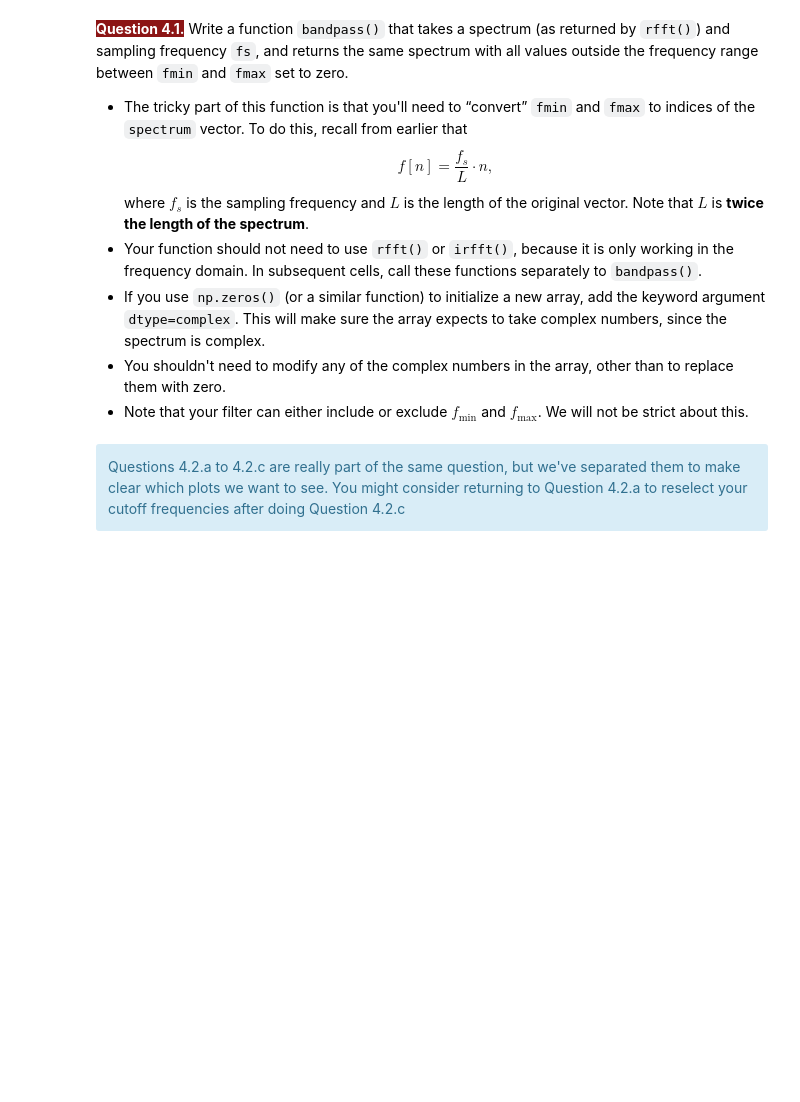
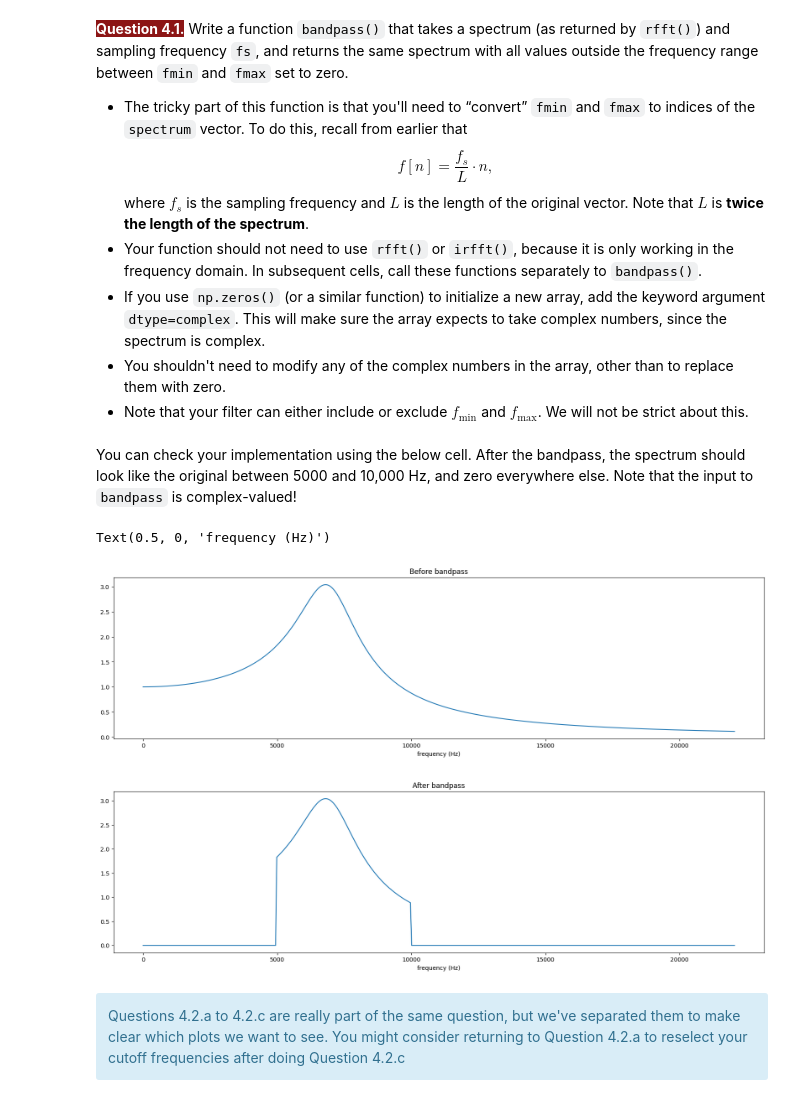
Before and after one commit to Kizjkre/engr76-2b-rewrite, a Jupyter notebook: project2b-solution.ipynb, the cells around one changed output. Saved outputs shown, nothing was run; the diff lists cells and outputs as text; code cells hidden in the pictures; blank space fills up the shorter version.

Commit message:
Add test for bandpass.

```diff
--- a/project2b-solution.ipynb
+++ b/project2b-solution.ipynb
@@ -529,6 +529,27 @@ def bandpass(spectrum, fs, fmin, fmax):
     imax = int(fmax * L / fs)
     filtered[imin:imax] = spectrum[imin:imax]
     return filtered
+# %% [markdown]
+You can check your implementation using the below cell.
+After the bandpass, the spectrum should look like the original between 5000 and 10,000 Hz, and zero everywhere else.
+Note that the input to `bandpass` is complex-valued!
+# %%
+# Just run this cell and look at the plots
+test_freqs = rfftfreq(1000, 1 / fs)
+test_og_fft = 7000**2/(-test_freqs**2 + 7000j*test_freqs/3 + 7000**2)
+test_bandpass_fft = bandpass(test_og_fft, fs, 5000, 10000)
+fig0 = plt.figure()
+plt.plot(test_freqs, np.abs(test_og_fft))
+plt.xlabel('frequency (Hz)')
+plt.title("Before bandpass")
+fig1 = plt.figure()
+plt.plot(test_freqs, np.abs(test_bandpass_fft))
+plt.title("After bandpass")
+plt.xlabel('frequency (Hz)')
+# %% [output]
+Text(0.5, 0, 'frequency (Hz)')
+[figure, added]
+[figure, added]
 # %% [markdown]
 <div class="alert alert-info">Questions 4.2.a to 4.2.c are really part of the same question, but we've separated them to make clear which plots we want to see. You might consider returning to Question 4.2.a to reselect your cutoff frequencies after doing Question 4.2.c</div>
 # %% [markdown]
```
Also changed, not shown: parts of 14 cells of this notebook.
